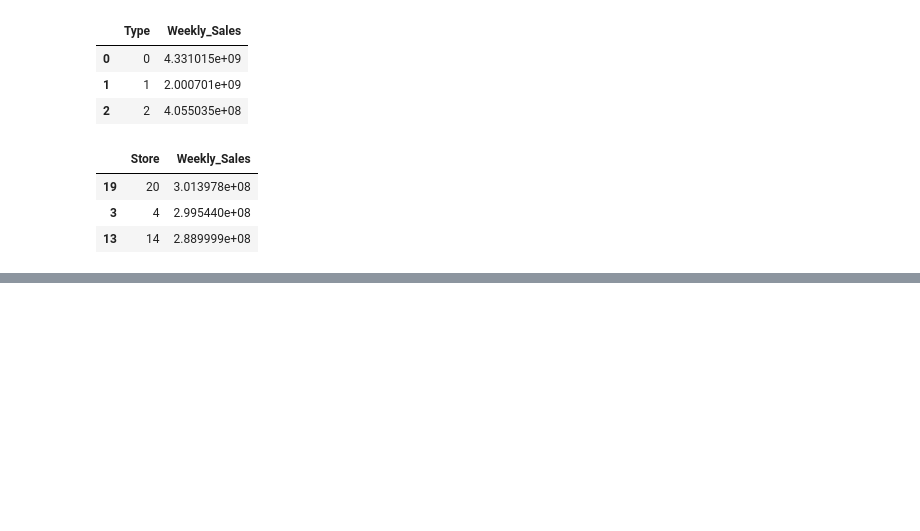
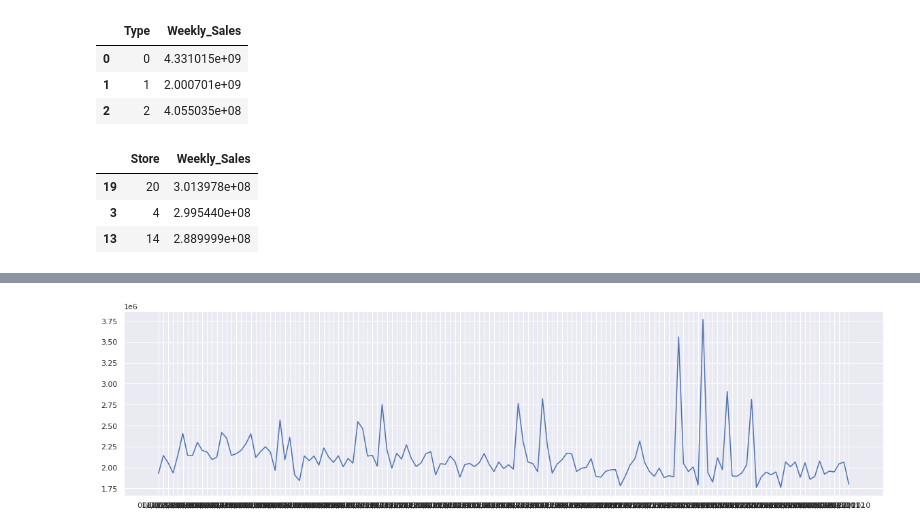
Before and after one commit to Sinethemba-nongqoto/Research-project, a Jupyter notebook: Analysis_0f_Results.ipynb, the cells around one changed output, grey strips where cells are left out. Saved outputs shown, nothing was run; the diff lists cells and outputs as text; code cells hidden in the pictures; blank space fills up the shorter version.

```diff
--- a/Analysis_0f_Results.ipynb
+++ b/Analysis_0f_Results.ipynb
@@ -219,0 +294,6 @@ sales_df_top_stores.sort_values('Weekly_Sales', ascending=False)[:3]
+# %%
+df20=sales_df.where( sales_df['Store'] == 20)
+df20=df20.dropna()
+df20=df20.groupby(by=['Date'], as_index=False)['Weekly_Sales'].sum()
+df20 = df20.set_index('Date')
+df20.head()
@@ -219,0 +308,6 @@ sales_df_top_stores.sort_values('Weekly_Sales', ascending=False)[:3]
+# %%
+plt.figure(figsize=(20,5))
+plt.plot(df20.index, df20.values)
+plt.show()
+# %% [output]
+[figure, added]
```
Also changed, not shown: parts of 28 cells of this notebook.
